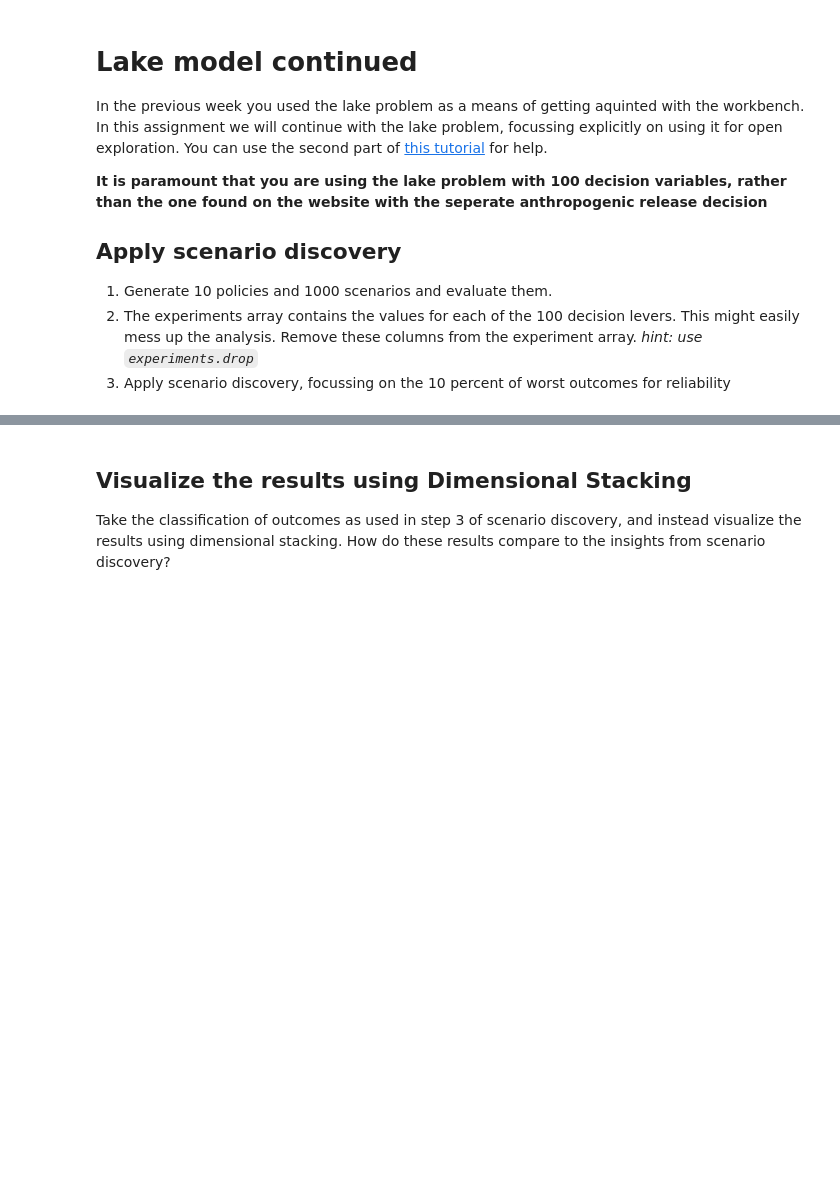
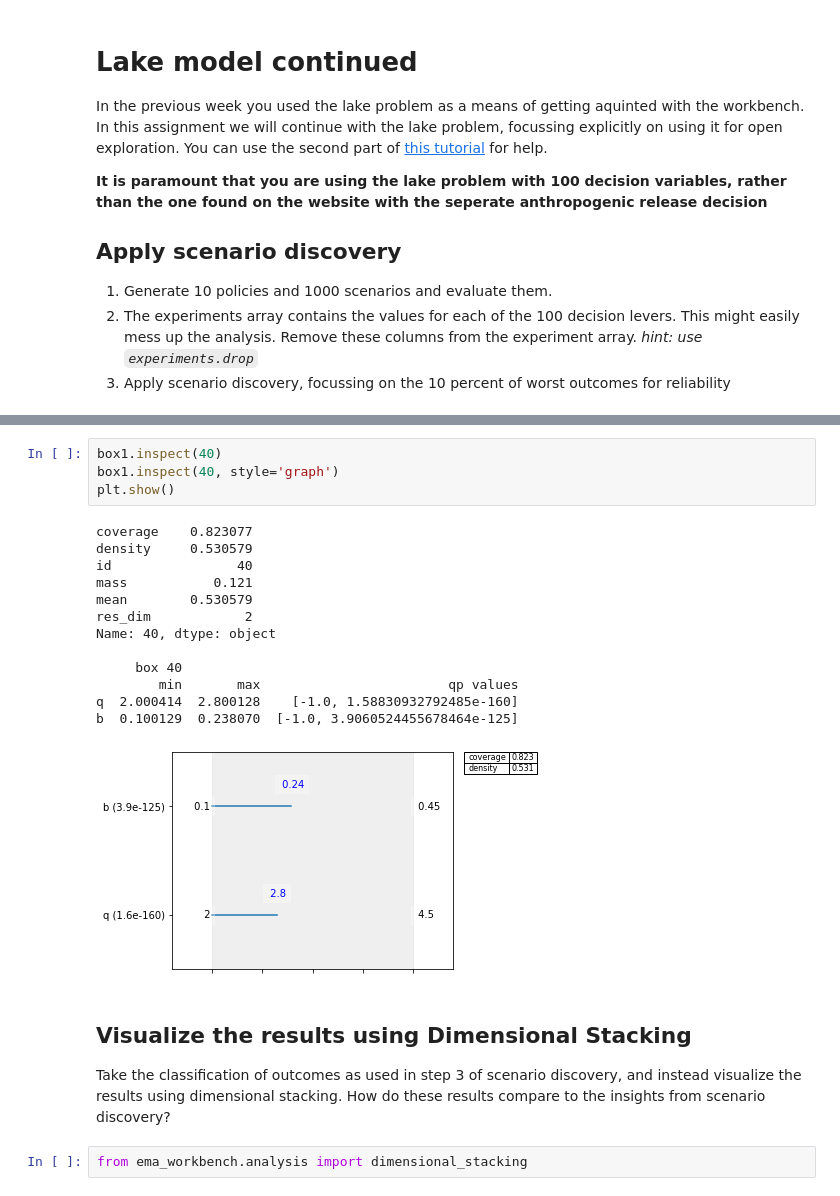
Before and after one commit to floristevito/EPA1361, a Jupyter notebook: lab_sessions/Week 3-4 - vulnerability analysis/assignment 5 - subspace partitioning lake model.ipynb, the cells around one changed output, grey strips where cells are left out. Drawn from its saved outputs; the diff is of its cells as text; blank space fills up the shorter version.

```diff
--- a/lab_sessions/Week 3-4 - vulnerability analysis/assignment 5 - subspace partitioning lake model.ipynb
+++ b/lab_sessions/Week 3-4 - vulnerability analysis/assignment 5 - subspace partitioning lake model.ipynb
@@ -13,3 +88,23 @@ In the previous week you used the lake problem as a means of getting aquinted wi
+# %%
+box1.inspect(40)
+box1.inspect(40, style='graph')
+plt.show()
+# %% [output]
+coverage    0.823077
+density     0.530579
+id                40
+mass           0.121
+mean        0.530579
+res_dim            2
+Name: 40, dtype: object
+
+     box 40
+        min       max                        qp values
+q  2.000414  2.800128    [-1.0, 1.58830932792485e-160]
+b  0.100129  0.238070  [-1.0, 3.9060524455678464e-125]
+[figure, added]
 # %% [markdown]
 ## Visualize the results using Dimensional Stacking
 Take the classification of outcomes as used in step 3 of scenario discovery, and instead visualize the results using dimensional stacking. How do these results compare to the insights from scenario discovery?
+# %%
+from ema_workbench.analysis import dimensional_stacking
```
Also changed, not shown: parts of 11 cells of this notebook.
